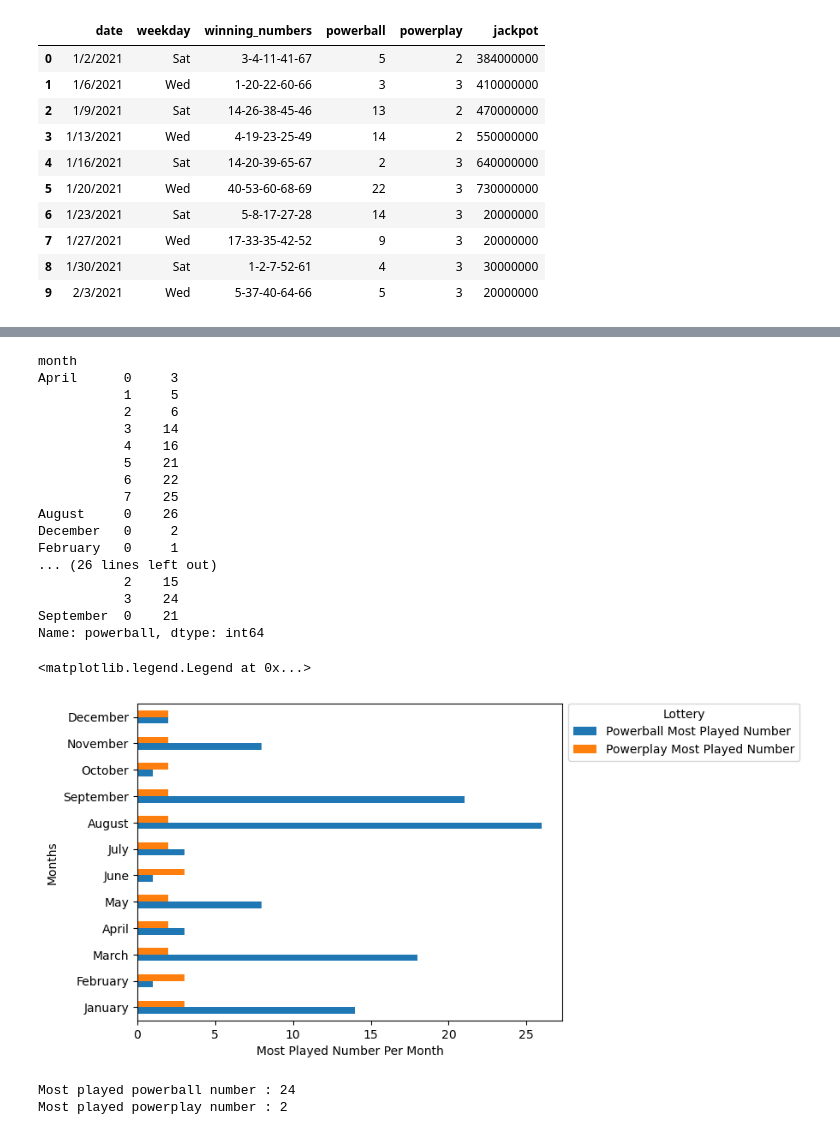
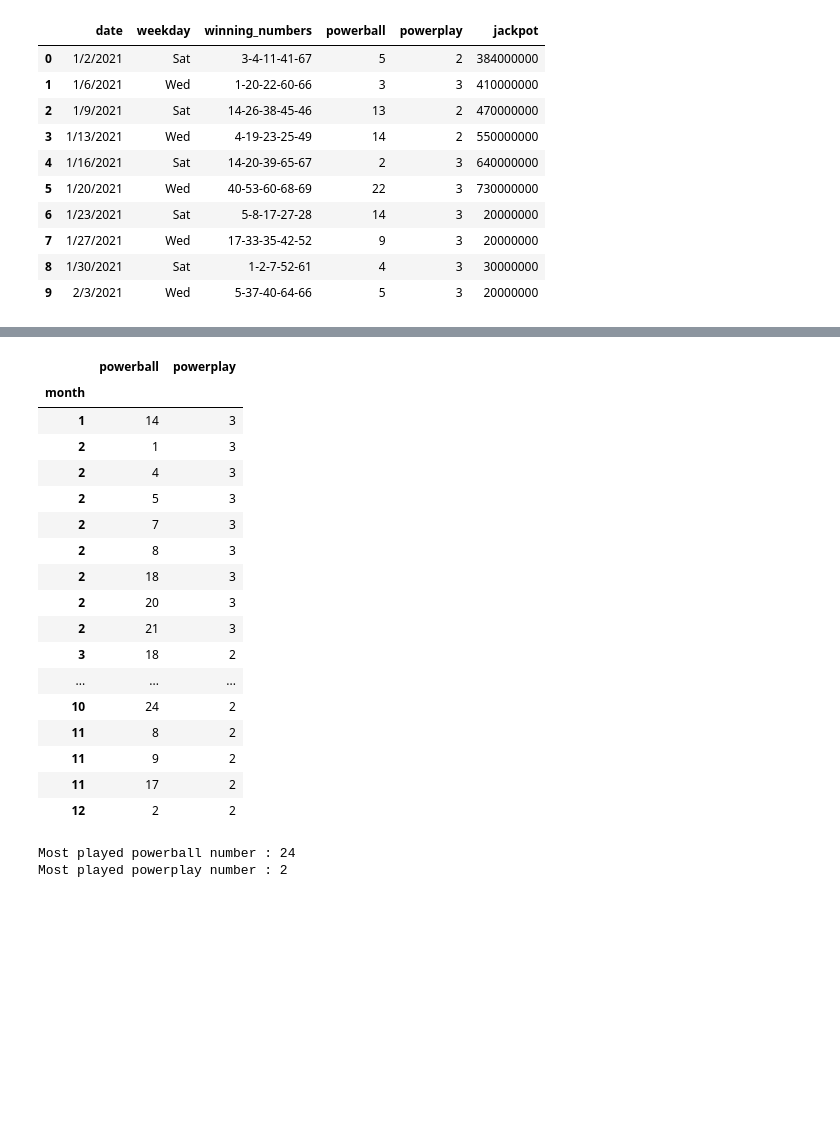
Before and after one commit to JLaydeJ/Project_1, a Jupyter notebook: Project_1_2021.ipynb, the cells around one changed output, grey strips where cells are left out. Cells and saved outputs as stored; diff of their text form; code cells hidden in the pictures; blank space fills up the shorter version.

```diff
--- a/Project_1_2021.ipynb
+++ b/Project_1_2021.ipynb
@@ -81,73 +49,44 @@ data.legend(title = 'Lottery', bbox_to_anchor = (1, 1.02), loc = 'upper left')
 # %%
 # Create bar plot showing the most played powerball/powerplay number for each month using Pandas.
 # Take a copy of the orginal dataframe "date", "powerball", "powerplay", "jackpot" values
 lottery_date_df = wa_lottery_df[["date", "powerball", "powerplay", "jackpot"]].copy()
 
 # convert the date column from(mm/dd/yyyy) to (yyyy-mm-dd)
 lottery_date_df["date"] = pd.to_datetime(lottery_date_df["date"])
 
 # Create a new column called month that determines the month based on date
 # https://stackoverflow.com/questions/44908383/how-can-i-group-by-month-from-a-date-field-using-python-and-pandas
-lottery_date_df["month"] = lottery_date_df["date"].apply(lambda x:x.strftime("%B"))
+lottery_date_df['month'] = lottery_date_df['date'].dt.month
 
 # Need to use .groupby plus .value_counts to get the number of powerball/powerplay plays for each month
 powerball_by_month = lottery_date_df.groupby(["month"])["powerball"].apply(lambda x: x.mode())
 powerplay_by_month = lottery_date_df.groupby(["month"])["powerplay"].apply(lambda x: x.mode())
 
-# Take .max to find most played powerball/powerplay number for each month
-#max_month_powerball = powerball_by_month.groupby(["month"]).idxmax
-#max_month_powerplay = powerplay_by_month.groupby(["month"]).idxmax
+# Display the data table for preview
+combined_month_df = pd.merge(powerball_by_month, powerplay_by_month, on = "month")
 
+cleaned_combined_month_df = combined_month_df.apply(lambda x: x if len(x) >= 3 else 0)
 
-# Assemble the resulting series into a single summary DataFrame
-#combined_df = pd.DataFrame({"Powerball Month Max": max_month_powerball,
-                            #"Powerplay Month Max": max_month_powerplay})
-
-# Split dataframes into two dataframe then convet data from ( , ) to two new columns
-#powerball_split_df = pd.DataFrame(combined_df["Powerball Month Max"].tolist(), columns = ["Months","Powerball Most Played Number"])
-#powerplay_split_df = pd.DataFrame(combined_df["Powerplay Month Max"].tolist(), columns = ["Months","Powerplay Most Played Number"])
-
-# Data has already been converted to int
-# Merge both dataframes together
-#most_played_per_month_df = powerball_split_df.merge(powerplay_split_df, how = "left")
-
-# Categorize Dataframe by Month ("Jan", "Feb"...."Dec")
-# https://stackoverflow.com/questions/67472895/creating-using-categorical-data-type-with-pandas
-#most_played_per_month_df["Months"] = pd.Categorical(most_played_per_month_df["Months"], categories = ["January", "February", "March", "April", "May", "June",
-                                                                                                        #"July", "August", "September",
-                                                                                                        #"October", "November", "December"], ordered = True)
-# Sort DataFrame by months and reset index
-#most_played_per_month_df.sort_values(["Months"]).reset_index(drop = True)
-
-# Display the data table for preview
-print(powerball_by_month)
-#print(powerball_by_month)
+cleaned_combined_month_df
 # %% [output]
-month
-April      0     3
-           1     5
-           2     6
-           3    14
-           4    16
-           5    21
-           6    22
-           7    25
-August     0    26
-December   0     2
-February   0     1
-... (26 lines left out)
-           2    15
-           3    24
-September  0    21
-Name: powerball, dtype: int64
+|  | powerball | powerplay |
+| month |  |  |
+| 1 | 14 | 3 |
+| 2 | 1 | 3 |
+| 2 | 4 | 3 |
+| 2 | 5 | 3 |
+| 2 | 7 | 3 |
+| 2 | 8 | 3 |
+| 2 | 18 | 3 |
+| 2 | 20 | 3 |
+| 2 | 21 | 3 |
+| 3 | 18 | 2 |
+| ... | ... | ... |
+| 10 | 24 | 2 |
+| 11 | 8 | 2 |
+| 11 | 9 | 2 |
+| 11 | 17 | 2 |
+| 12 | 2 | 2 |
-# %%
-# Plot bar chart
-data2 = most_played_per_month_df.plot(x="Months", y=["Powerball Most Played Number", "Powerplay Most Played Number"], kind = "barh")
-data2.set(xlabel = 'Most Played Number Per Month')
-data2.legend(title = 'Lottery', bbox_to_anchor = (1, 1.02), loc = 'upper left')
-# %% [output]
-<matplotlib.legend.Legend at 0x...>
-[figure, removed]
 # %%
 # Create bar plot showing the most played powerball/powerplay number overall.
 # Need to use .value_counts to get the number of powerball/powerplay plays for entire data set
```
Also changed, not shown: parts of 3 cells of this notebook, 1 other file.
